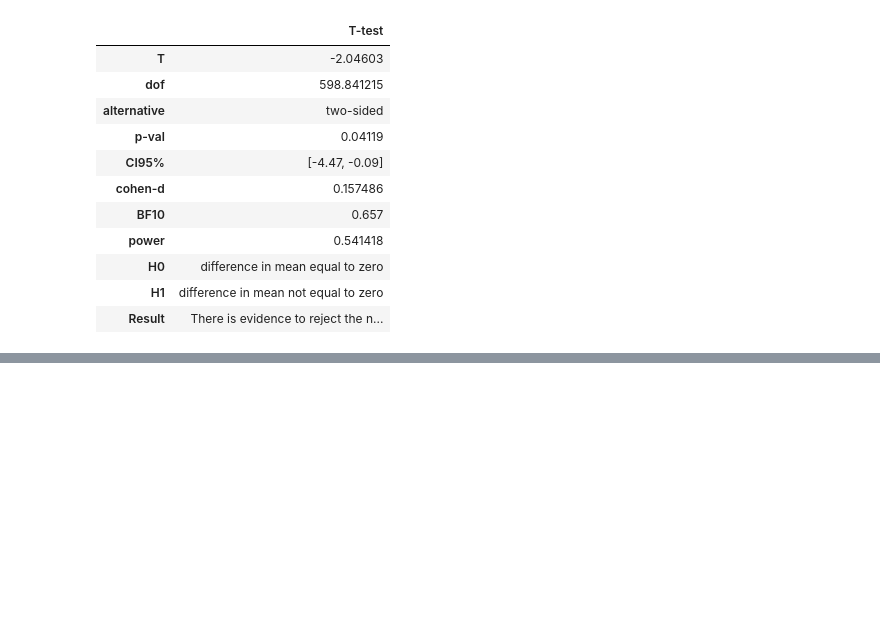
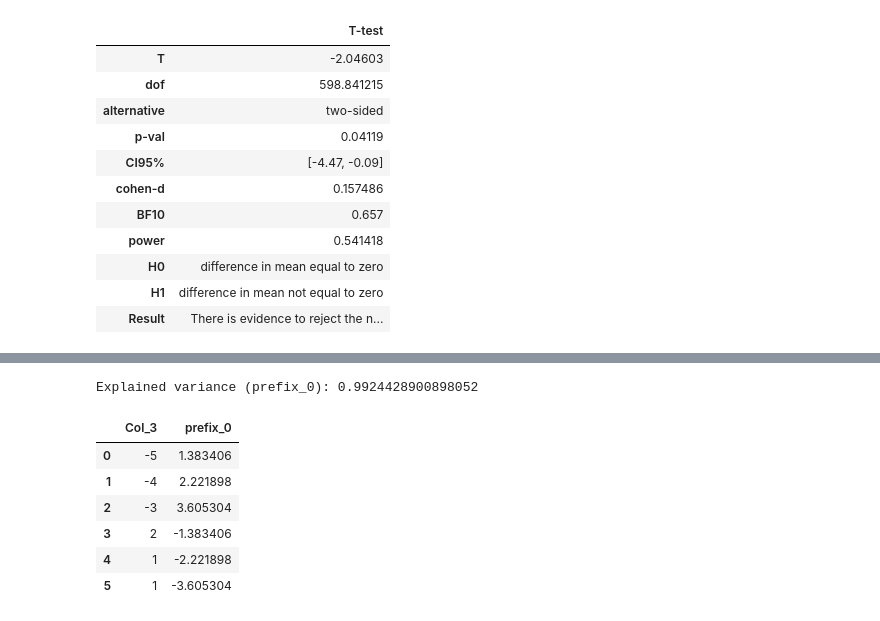
Before and after one commit to A3Data/hermione, a Jupyter notebook: hermione/module_templates/__IMPLEMENTED_BASE__/src/ml/notebooks/example_notebook.ipynb, the cells around one changed output, grey strips where cells are left out. Drawn from its saved outputs; the diff is of its cells as text; code cells hidden in the pictures; blank space fills up the shorter version.

```diff
--- a/hermione/module_templates/__IMPLEMENTED_BASE__/src/ml/notebooks/example_notebook.ipynb
+++ b/hermione/module_templates/__IMPLEMENTED_BASE__/src/ml/notebooks/example_notebook.ipynb
@@ -288,0 +306,11 @@ HypothesisTester.t_test(survived_age, not_survived_age, show_graph=False)
+# %%
+dm.fit_transform(df, y='Col_3')
+# %% [output]
+Explained variance (prefix_0): 0.9924428900898052
+|  | Col_3 | prefix_0 |
+| 0 | -5 | 1.383406 |
+| 1 | -4 | 2.221898 |
+| 2 | -3 | 3.605304 |
+| 3 | 2 | -1.383406 |
+| 4 | 1 | -2.221898 |
+| 5 | 1 | -3.605304 |
```
Also changed, not shown: parts of 7 cells of this notebook, 1 other file.
